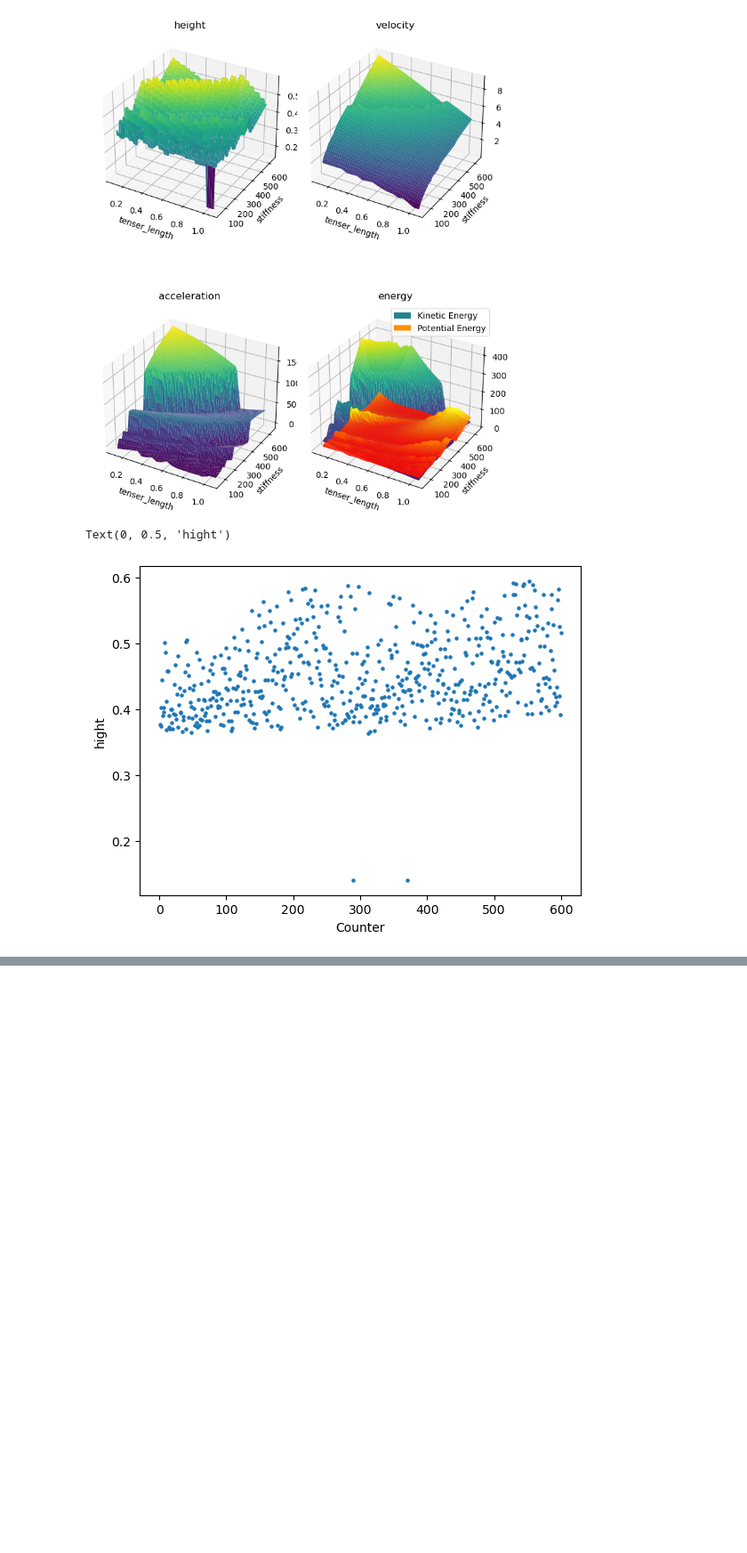
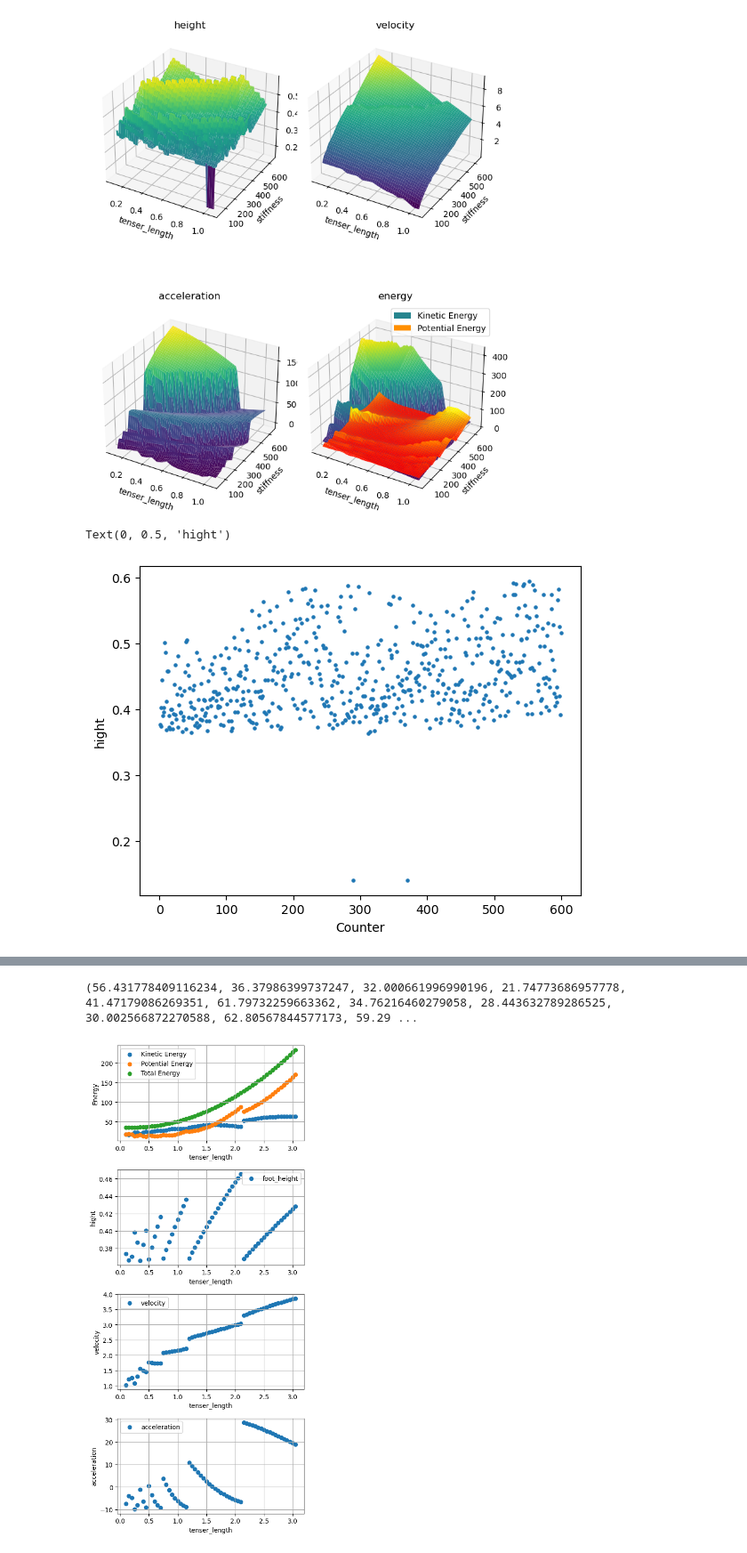
Before and after one commit to yinfanyi/hopper, a Jupyter notebook: hopper_experiment.ipynb, the cells around one changed output, grey strips where cells are left out. Shown at 89% size. Drawn from its saved outputs; the diff is of its cells as text; code cells hidden in the pictures; blank space fills up the shorter version.

```diff
--- a/hopper_experiment.ipynb
+++ b/hopper_experiment.ipynb
@@ -769,13 +771,14 @@ plt.tight_layout()
 # %%
 num_of_test_stiffness = 30 # 试验次数
 num_of_test_length = 20
+
 
 def task(queue, i, j):
     xml_path = "./xml/hopper1/scene.xml"
     sim = Hopper1(xml_path)
     sim.model.tendon_stiffness[0] = 50 + i * 20
     sim.model.tendon_lengthspring[0] = [0.1 + j*0.05, 0.1 + j*0.05]
-    print(f'弹簧原长为{sim.model.tendon_lengthspring[0, 0]}\n \
+    print(f'第{i*10+j}次实验，弹簧原长为{sim.model.tendon_lengthspring[0, 0]}\n \
           弹簧刚度为{sim.model.tendon_stiffness[0]}\n')
     sim.is_render = False
     sim.is_plot_data = False
@@ -798,11 +801,8 @@ def task(queue, i, j):
 def main(allData:AllData):
     queue = multiprocessing.Queue()
     processes = []
-    num = 1
     for i in range(num_of_test_stiffness):
         for j in range(num_of_test_length):
-            print(f'第{num}次实验：')
-            num += 1
             p = multiprocessing.Process(target=task, args=(queue, i, j))
             processes.append(p)
             p.start()
@@ -962,7 +962,3 @@ plt.ylabel('hight')
 # %% [output]
 Text(0, 0.5, 'hight')
 [figure]
-# %%
-for i in range(3):
-        for j in range(5):
-                print(f'{10*i+j}')
@@ -984,0 +1033,42 @@ for i in range(3):
+# %%
+print(allData.all_kinetic_energy_datas)
+# %% [output]
+(56.431778409116234, 36.37986399737247, 32.000661996990196, 21.74773686957778, 41.47179086269351, 61.79732259663362, 34.76216460279058, 28.443632789286525, 30.002566872270588, 62.80567844577173, 59.29 ...
+# %%
+row = 4
+column = 1
+
+plt.figure(figsize=(5, 11))
+plt.tight_layout()
+plt.subplot(row, column, 1)
+plt.grid(True)
+plt.scatter(allData.all_tenser_length_datas, allData.all_kinetic_energy_datas, label='Kinetic Energy')
+plt.scatter(allData.all_tenser_length_datas, allData.all_potential_energy_datas, label='Potential Energy')
+plt.scatter(allData.all_tenser_length_datas, allData.all_total_energy_datas, label='Total Energy')
+plt.xlabel('tenser_length')
+plt.ylabel('Energy')
+plt.legend()
+
+plt.subplot(row, column, 2)
+plt.grid(True)
+plt.scatter(allData.all_tenser_length_datas, allData.all_cm_height_datas, label='foot_height')
+plt.xlabel('tenser_length')
+plt.ylabel('hight')
+plt.legend()
+
+plt.subplot(row, column, 3)
+plt.grid(True)
+plt.scatter(allData.all_tenser_length_datas, allData.all_cm_velocity_datas, label='velocity')
+plt.xlabel('tenser_length')
+plt.ylabel('velocity')
+plt.legend()
+
+plt.subplot(row, column, 4)
+plt.grid(True)
+plt.scatter(allData.all_tenser_length_datas, allData.all_cm_acceleration_datas, label='acceleration')
+plt.xlabel('tenser_length')
+plt.ylabel('acceleration')
+plt.legend()
+plt.tight_layout()
+# %% [output]
+[figure, added]
```
Also changed, not shown: parts of 6 cells of this notebook.
